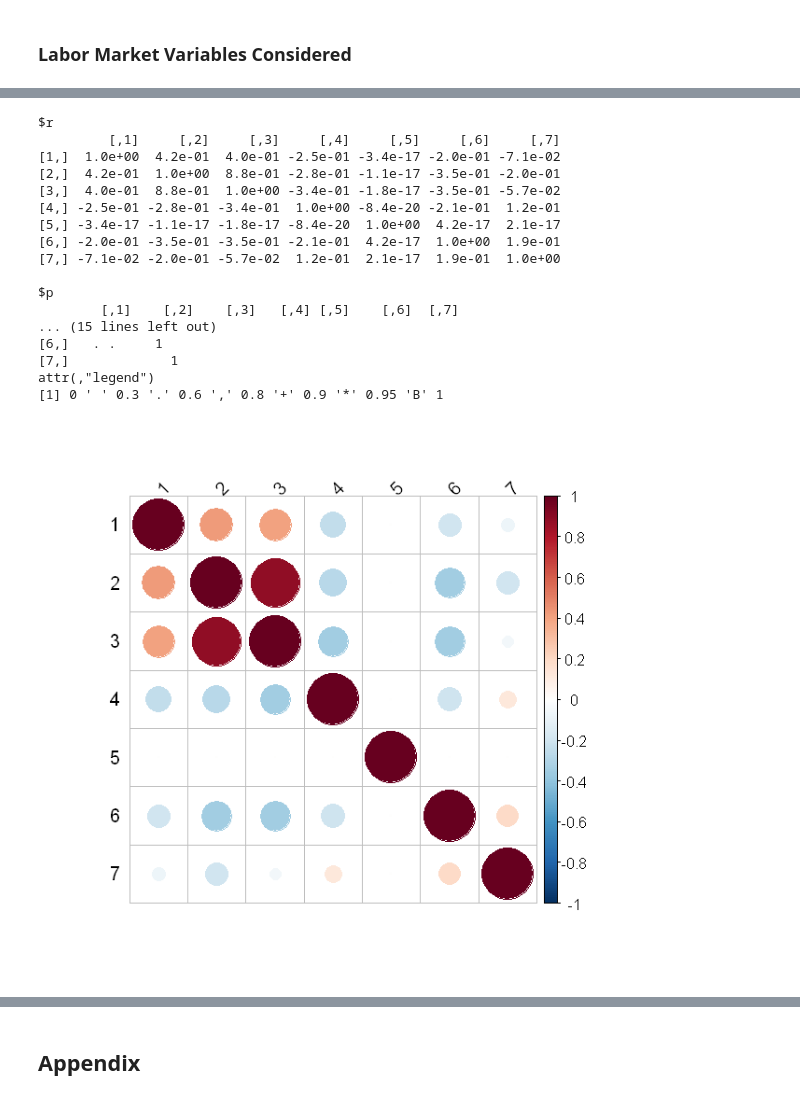
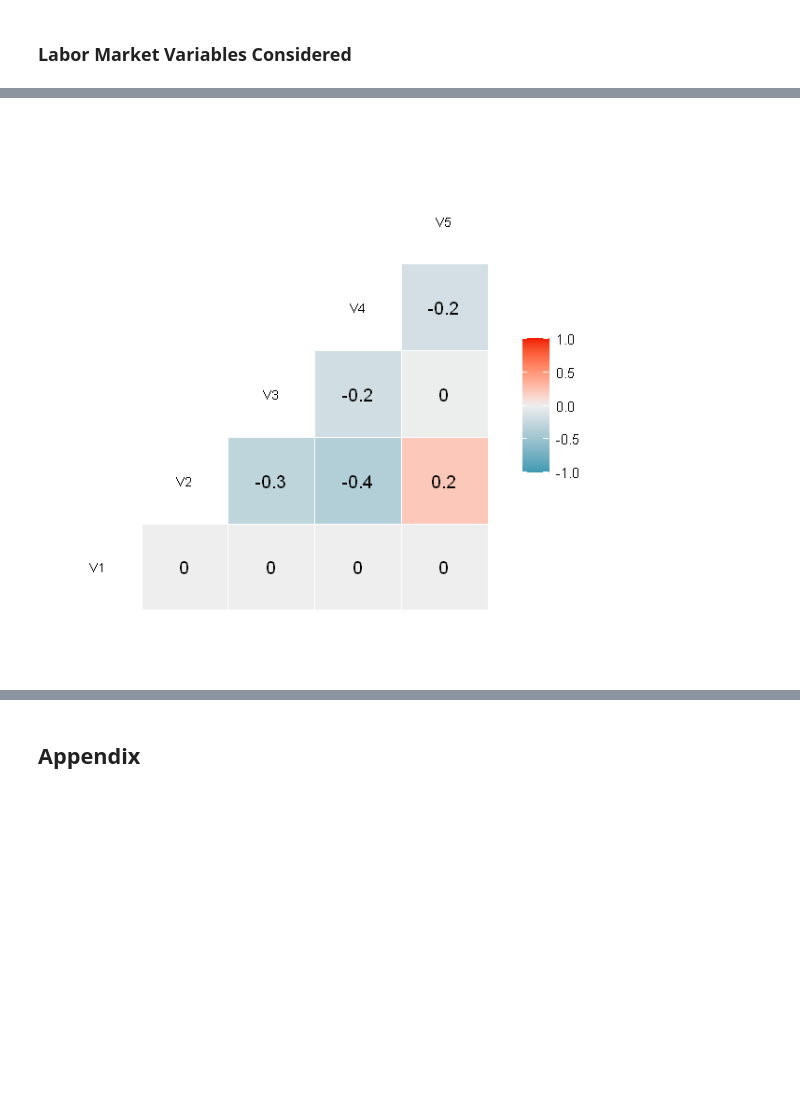
Before and after one commit to abhisha1991/w203_lab3, a Jupyter notebook: w203_lab3.ipynb, the cells around one changed output, grey strips where cells are left out. Saved outputs shown, nothing was run; the diff lists cells and outputs as text; code cells hidden in the pictures; blank space fills up the shorter version.

```diff
--- a/w203_lab3.ipynb
+++ b/w203_lab3.ipynb
@@ -661,0 +510,4 @@ model8_select = lm(y ~ prbarr + prbconv + polpc + log10_density + pctmin80 + den
+# %%
+outlier_row = 51
+data[outlier_row, ]
+dim(data)
@@ -661,0 +520,3 @@ model8_select = lm(y ~ prbarr + prbconv + polpc + log10_density + pctmin80 + den
+# %%
+data = data[-outlier_row, ]
+dim(data)
@@ -662,7 +541,9 @@ model8_select = lm(y ~ prbarr + prbconv + polpc + log10_density + pctmin80 + den
+# %%
+model2 = lm(y ~ prbarr + prbconv + polpc + log10_density + pctmin80 + pctymle + wcon + wtuc + wtrd + wfir + wser + wmfg + wfed + wsta + wloc, data=data)
 # %%
 # set model to be evaluated here
 
-model = model8_select
+model = model2
 # %%
 # We have kept all models linear in beta coefficients (MLR 1 satisfied for all models)
 # Note that we assume data has been collected as IID (MLR 3 for all models)
@@ -754,23 +647,5 @@ F-statistic: 37.72 on 6 and 82 DF,  p-value: < 2.2e-16
 # %%
-exodata = cbind(model$residuals, data$prbarr, data$prbconv, data$polpc, data$log10_density, data$pctmin80, data$density_ymle)
-source("http://www.sthda.com/upload/rquery_cormat.r")
-rquery.cormat(exodata, type="full")
+exodata = cbind(model$residuals, data$prbarr, data$prbconv, data$log10_density, data$pctmin80)
+ggcorr(exodata, size = 3, label=TRUE)
 # %% [output]
-$r
-         [,1]     [,2]     [,3]     [,4]     [,5]     [,6]     [,7]
-[1,]  1.0e+00  4.2e-01  4.0e-01 -2.5e-01 -3.4e-17 -2.0e-01 -7.1e-02
-[2,]  4.2e-01  1.0e+00  8.8e-01 -2.8e-01 -1.1e-17 -3.5e-01 -2.0e-01
-[3,]  4.0e-01  8.8e-01  1.0e+00 -3.4e-01 -1.8e-17 -3.5e-01 -5.7e-02
-[4,] -2.5e-01 -2.8e-01 -3.4e-01  1.0e+00 -8.4e-20 -2.1e-01  1.2e-01
-[5,] -3.4e-17 -1.1e-17 -1.8e-17 -8.4e-20  1.0e+00  4.2e-17  2.1e-17
-[6,] -2.0e-01 -3.5e-01 -3.5e-01 -2.1e-01  4.2e-17  1.0e+00  1.9e-01
-[7,] -7.1e-02 -2.0e-01 -5.7e-02  1.2e-01  2.1e-17  1.9e-01  1.0e+00
-
-$p
-        [,1]    [,2]    [,3]   [,4] [,5]    [,6]  [,7]
-... (15 lines left out)
-[6,]   . .     1
-[7,]             1
-attr(,"legend")
-[1] 0 ' ' 0.3 '.' 0.6 ',' 0.8 '+' 0.9 '*' 0.95 'B' 1
-[figure, old version]
+[figure, new version]
```
Also changed, not shown: parts of 97 cells of this notebook, 1 other file.
